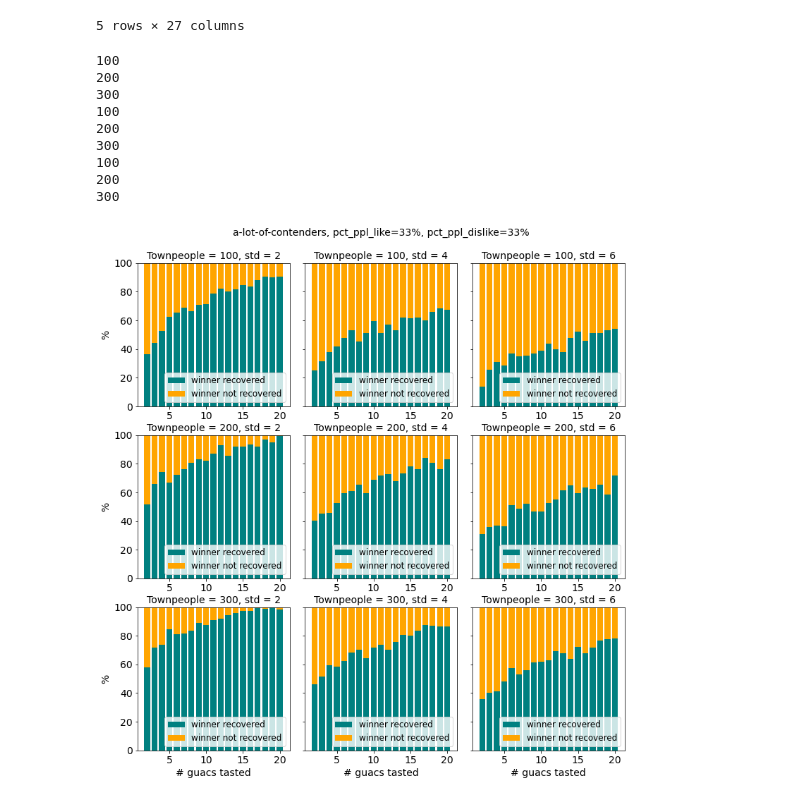
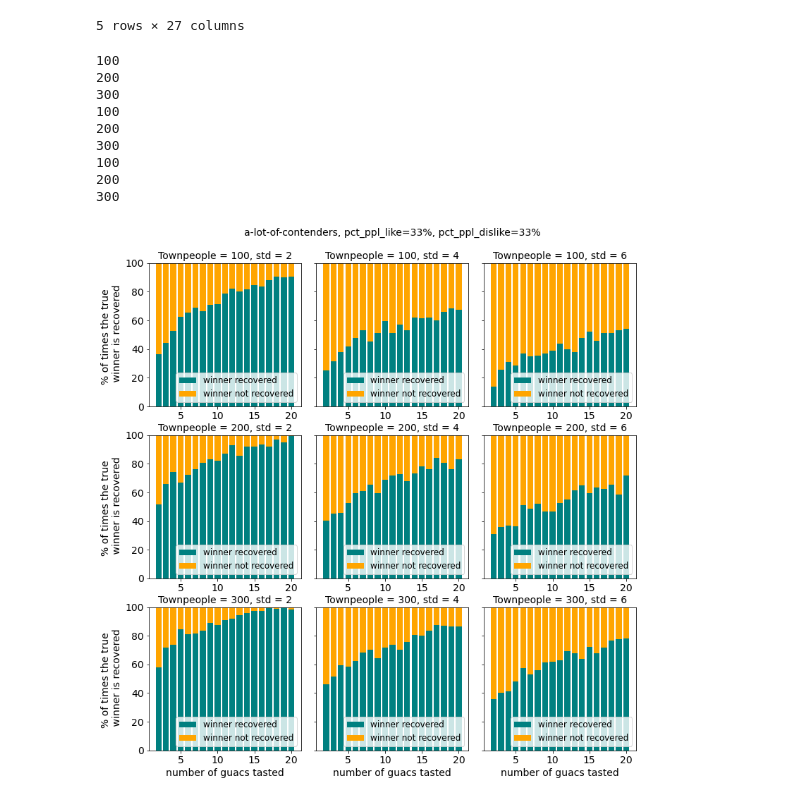
Before and after one commit to ideo/DS-toy-models, a Jupyter notebook: avocado-competition/notebook/parameter_space_visual.ipynb, the cells around one changed output. Saved outputs shown, nothing was run; the diff lists cells and outputs as text; code cells hidden in the pictures.

Commit message:
added function to jupyter notebook for param space visual

```diff
--- a/avocado-competition/notebook/parameter_space_visual.ipynb
+++ b/avocado-competition/notebook/parameter_space_visual.ipynb
@@ -211,32 +211,32 @@ for std in df['std'].unique():
 
         #add legend
         use_ax.legend(loc=4, fontsize=12)
 
         #add labels
         if counter_std == 0:
             use_ax.set_ylabel('% of times the true \n winner is recovered')
         if counter_nt == nrows-1:
-            use_ax.set_xlabel('# guacs tasted')
+            use_ax.set_xlabel('number of guacs tasted')
 
         if nrows > 1:
             counter_nt+=1
 
     counter_std+=1
 plt.subplots_adjust(left=0.1,
                     bottom=0.1,
                     right=0.9,
                     top=0.9,
                     wspace=0.1,
                     hspace=0.2)
 plt.savefig(f"plots/{re.sub('.csv', '', filename.split('/')[-1])}_viz.png")
 # %% [output]
 100
 200
 300
 100
 200
 300
 100
 200
 300
-[figure, old version]
+[figure, new version]
```
Also changed, not shown: parts of 2 cells of this notebook.
